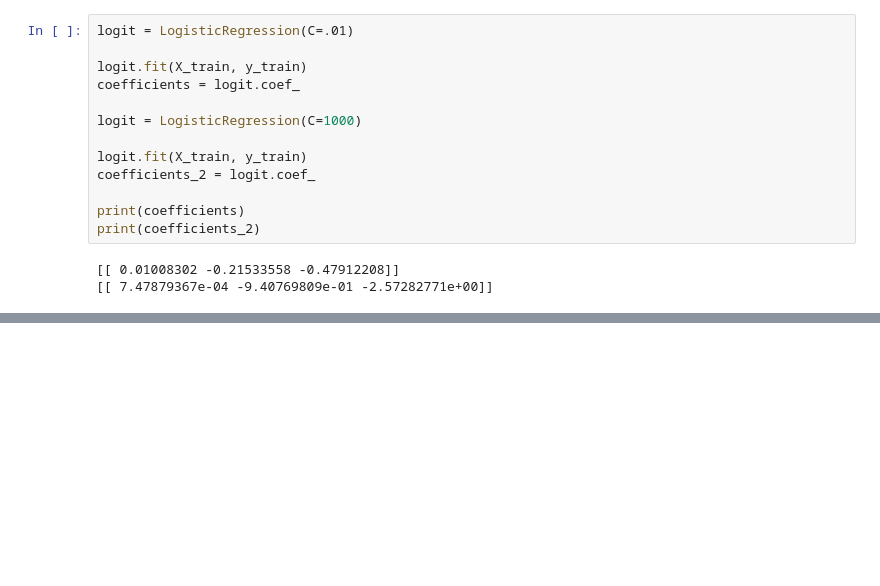
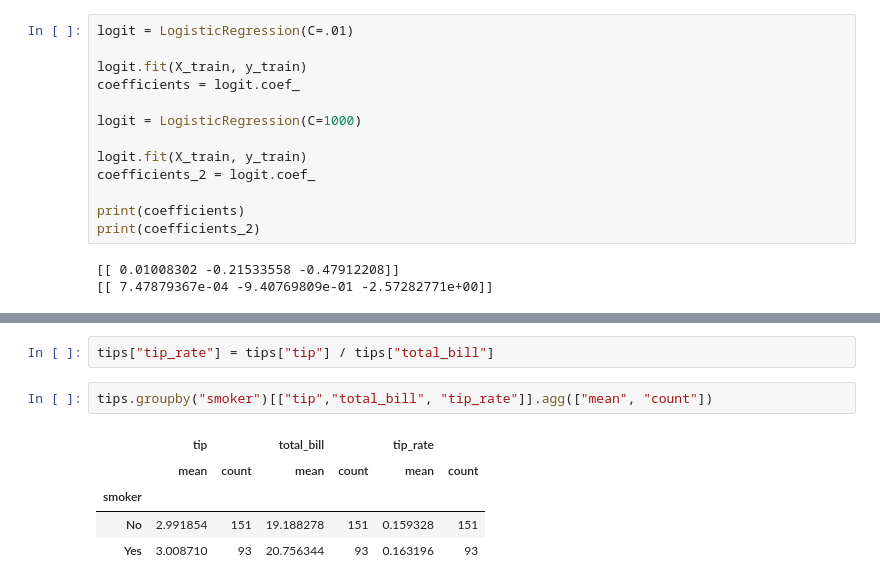
Before and after one commit to guedanie/ds-methodologies-exercises, a Jupyter notebook: classification/model.ipynb, the cells around one changed output, grey strips where cells are left out. Cells and saved outputs as stored; diff of their text form; blank space fills up the shorter version.

```diff
--- a/classification/model.ipynb
+++ b/classification/model.ipynb
@@ -487,0 +717,10 @@ print(coefficients_2)
+# %%
+tips["tip_rate"] = tips["tip"] / tips["total_bill"]
+# %%
+tips.groupby("smoker")[["tip","total_bill", "tip_rate"]].agg(["mean", "count"])
+# %% [output]
+|  | tip |  | total_bill |  | tip_rate |  |
+|  | mean | count | mean | count | mean | count |
+| smoker |  |  |  |  |  |  |
+| No | 2.991854 | 151 | 19.188278 | 151 | 0.159328 | 151 |
+| Yes | 3.008710 | 93 | 20.756344 | 93 | 0.163196 | 93 |
```
Also changed, not shown: parts of 56 cells of this notebook.
